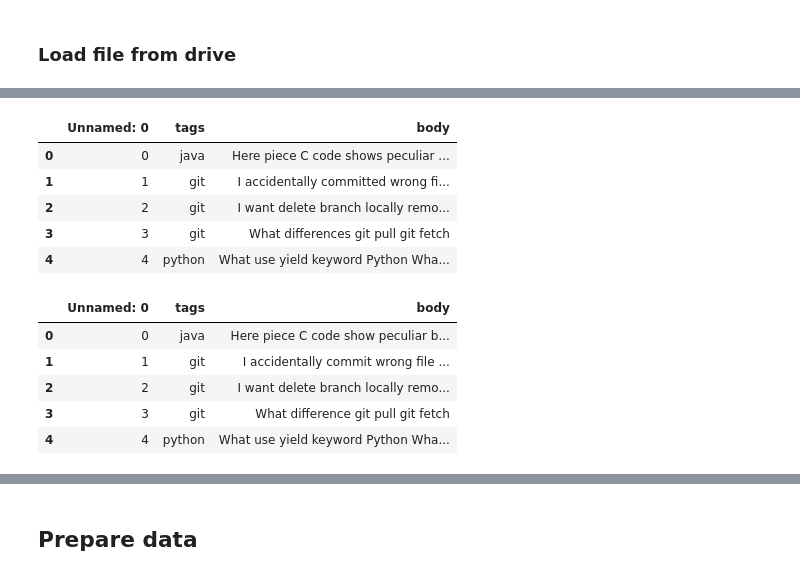
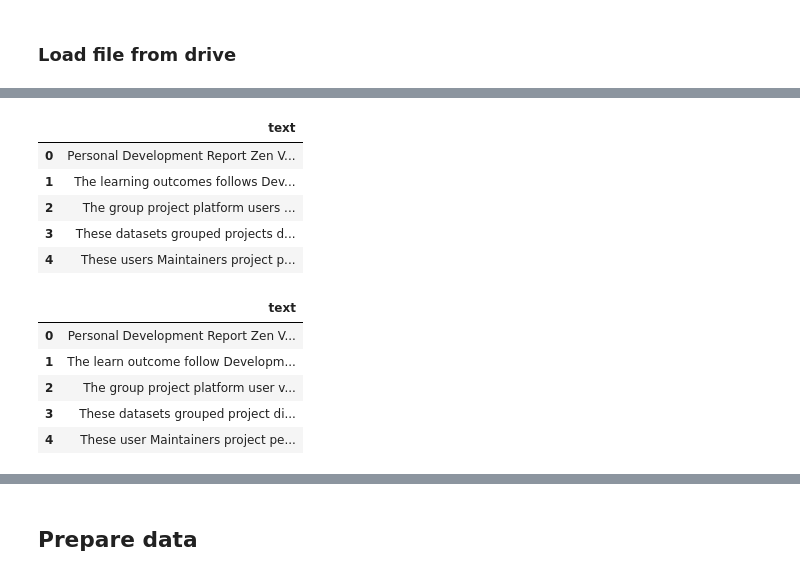
Before and after one commit to EnsarIshakoglu/NLP, a Jupyter notebook: NLP_Text_Classification.ipynb, the cells around one changed output, grey strips where cells are left out. Drawn from its saved outputs; the diff is of its cells as text; code cells hidden in the pictures.

```diff
--- a/NLP_Text_Classification.ipynb
+++ b/NLP_Text_Classification.ipynb
@@ -170,0 +125,7 @@ df_filtered.shape
+# %%
+df_filtered = df_tokenise
+# %%
+# Remove <pre> tags
+df_filtered['text'] = df_filtered['text'].replace('<pre.*?</pre>','', regex=True)
+df_filtered['text'] = df_filtered['text'].replace('<code.*?</code>','', regex=True)
+df_filtered.iloc[0]['text']
@@ -171,6 +134,7 @@ df_filtered.shape
+# %%
+# Remove html tags
+df_filtered['text'] = df_filtered['text'].str.replace(r'<[^<>]*>', '', regex=True)
 # %%
 # Remove punctuation
-df_filtered['body'] = df_filtered['body'].replace('[^\w\s]','', regex=True)
-df_filtered['body'] = df_filtered['body'].replace(r'\s+|\\n', ' ', regex=True)
-
-df_filtered.head()
+df_filtered['text'] = df_filtered['text'].replace('[^\w\s]','', regex=True)
+df_filtered['text'] = df_filtered['text'].replace(r'\s+|\\n', ' ', regex=True)
@@ -184,18 +160,17 @@ df_filtered.head()
 # %%
 # Source: https://stackoverflow.com/questions/29523254/python-remove-stop-words-from-pandas-dataframe
-
 stop = stopwords.words('english')
 
 # Exclude stopwords with Python's list comprehension and pandas.DataFrame.apply.
-df_filtered['body'] = df_filtered['body'].apply(lambda x: ' '.join([word for word in x.split() if word not in (stop)]))
+df_filtered['text'] = df_filtered['text'].apply(lambda x: ' '.join([word for word in x.split() if word not in (stop)]))
 df_filtered.head()
 # %% [output]
-|  | Unnamed: 0 | tags | body |
-| 0 | 0 | java | Here piece C code shows peculiar ... |
-| 1 | 1 | git | I accidentally committed wrong fi... |
-| 2 | 2 | git | I want delete branch locally remo... |
-| 3 | 3 | git | What differences git pull git fetch |
-| 4 | 4 | python | What use yield keyword Python Wha... |
+|  | text |
+| 0 | Personal Development Report Zen V... |
+| 1 | The learning outcomes follows Dev... |
+| 2 | The group project platform users ... |
+| 3 | These datasets grouped projects d... |
+| 4 | These users Maintainers project p... |
 # %%
 # Source: https://www.machinelearningplus.com/nlp/lemmatization-examples-python/
 def get_wordnet_pos(word):
@@ -210,13 +185,13 @@ def get_wordnet_pos(word):
 
 # Lemmatize words
 lemmatizer = WordNetLemmatizer()
-df_filtered['body'] = df_filtered['body'].apply(
+df_filtered['text'] = df_filtered['text'].apply(
     lambda x: ' '.join([lemmatizer.lemmatize(word, get_wordnet_pos(word)) for word in x.split()]))
 df_filtered.head()
 # %% [output]
-|  | Unnamed: 0 | tags | body |
-| 0 | 0 | java | Here piece C code show peculiar b... |
-| 1 | 1 | git | I accidentally commit wrong file ... |
-| 2 | 2 | git | I want delete branch locally remo... |
-| 3 | 3 | git | What difference git pull git fetch |
-| 4 | 4 | python | What use yield keyword Python Wha... |
+|  | text |
+| 0 | Personal Development Report Zen V... |
+| 1 | The learn outcome follow Developm... |
+| 2 | The group project platform user v... |
+| 3 | These datasets grouped project di... |
+| 4 | These user Maintainers project pe... |
```
Also changed, not shown: parts of 47 cells of this notebook.
